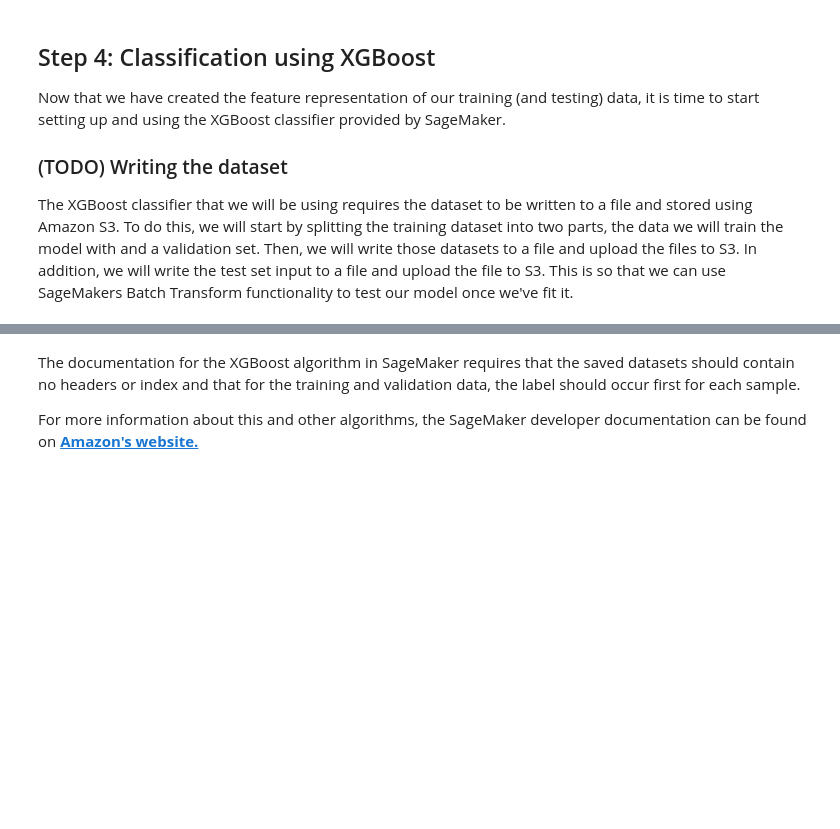
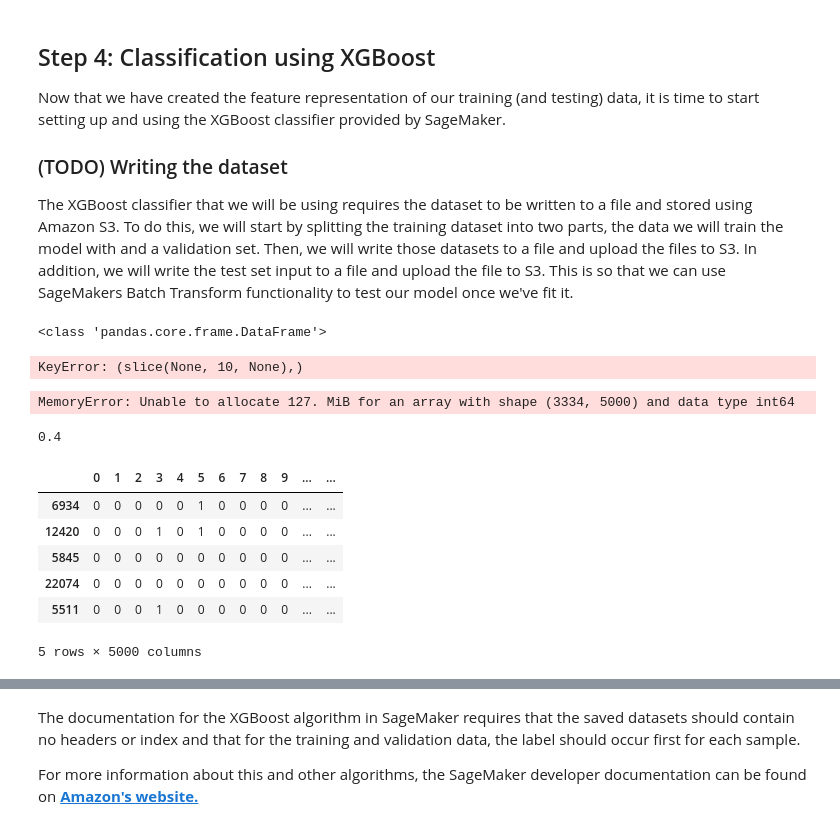
Before and after one commit to mkcomer237/sagemaker-deployment, a Jupyter notebook: Mini-Projects/IMDB Sentiment Analysis - XGBoost (Batch Transform).ipynb, the cells around one changed output, grey strips where cells are left out. Drawn from its saved outputs; the diff is of its cells as text; code cells hidden in the pictures; blank space fills up the shorter version.

```diff
--- a/Mini-Projects/IMDB Sentiment Analysis - XGBoost (Batch Transform).ipynb
+++ b/Mini-Projects/IMDB Sentiment Analysis - XGBoost (Batch Transform).ipynb
@@ -261,9 +265,36 @@ Now that we have created the feature representation of our training (and testing
 ### (TODO) Writing the dataset
 
 The XGBoost classifier that we will be using requires the dataset to be written to a file and stored using Amazon S3. To do this, we will start by splitting the training dataset into two parts, the data we will train the model with and a validation set. Then, we will write those datasets to a file and upload the files to S3. In addition, we will write the test set input to a file and upload the file to S3. This is so that we can use SageMakers Batch Transform functionality to test our model once we've fit it.
+# %%
+print(type(train_X))
+train_X[:10,]
+# %% [output]
+<class 'pandas.core.frame.DataFrame'>
+KeyError: (slice(None, 10, None),)
 # %%
 import pandas as pd
+import sklearn
+# convert to dataframes (if necessary)
+
+train_X_df = pd.DataFrame(train_X)
+train_y_df = pd.DataFrame(train_y)
 
 # TODO: Split the train_X and train_y arrays into the DataFrames val_X, train_X and val_y, train_y. Make sure that
 #       val_X and val_y contain 10 000 entires while train_X and train_y contain the remaining 15 000 entries.
-sklearn.model_selection.train_test_split(train_X, train_y, test_size=10000/15000)
+train_X, val_X, train_y, val_y = sklearn.model_selection.train_test_split(train_X_df, train_y_df, test_size=.4)
+# %% [output]
+MemoryError: Unable to allocate 127. MiB for an array with shape (3334, 5000) and data type int64
+# %%
+10000/25000
+# %% [output]
+0.4
+# %%
+train_X.head()
+# %% [output]
+|  | 0 | 1 | 2 | 3 | 4 | 5 | 6 | 7 | 8 | 9 | ... | ... |
+| 6934 | 0 | 0 | 0 | 0 | 0 | 1 | 0 | 0 | 0 | 0 | ... | ... |
+| 12420 | 0 | 0 | 0 | 1 | 0 | 1 | 0 | 0 | 0 | 0 | ... | ... |
+| 5845 | 0 | 0 | 0 | 0 | 0 | 0 | 0 | 0 | 0 | 0 | ... | ... |
+| 22074 | 0 | 0 | 0 | 0 | 0 | 0 | 0 | 0 | 0 | 0 | ... | ... |
+| 5511 | 0 | 0 | 0 | 1 | 0 | 0 | 0 | 0 | 0 | 0 | ... | ... |
+5 rows × 5000 columns
```
Also changed, not shown: parts of 8 cells of this notebook, 1 other file.
